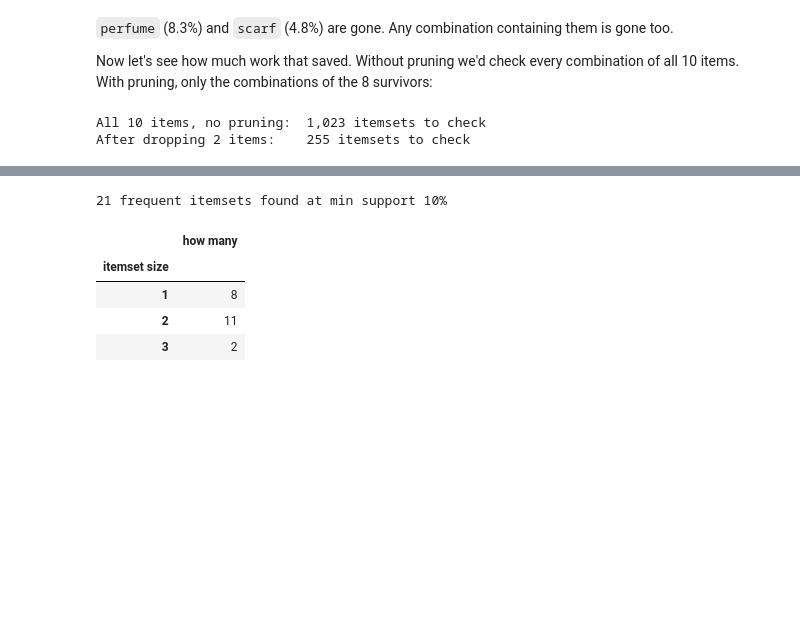
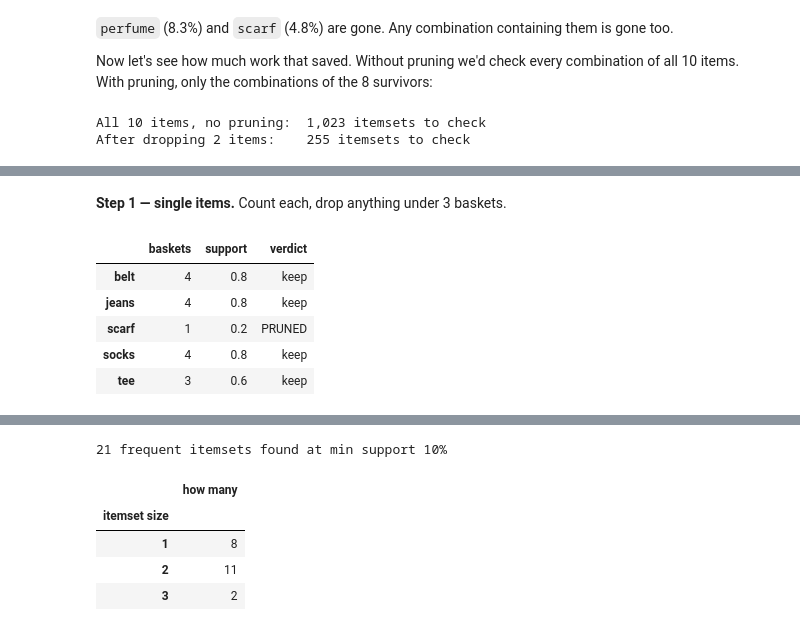
Before and after one commit to Ujjwal091/ai-ml-course, a Jupyter notebook: modules/02-unsupervised-learning/market-basket-analysis/notes.ipynb, the cells around one changed output, grey strips where cells are left out. Drawn from its saved outputs; the diff is of its cells as text; code cells hidden in the pictures; blank space fills up the shorter version.

```diff
--- a/modules/02-unsupervised-learning/market-basket-analysis/notes.ipynb
+++ b/modules/02-unsupervised-learning/market-basket-analysis/notes.ipynb
@@ -288,0 +298,19 @@ Here's the full from-scratch version:
+# %% [markdown]
+**Step 1 — single items.** Count each, drop anything under 3 baskets.
+# %%
+def tiny_count(itemset):
+    return sum(set(itemset) <= t for t in tiny)
+
+step1 = pd.DataFrame({
+    "baskets": {i: tiny_count({i}) for i in sorted(set().union(*tiny))},
+})
+step1["support"] = step1["baskets"] / len(tiny)
+step1["verdict"] = np.where(step1["support"] >= 0.6, "keep", "PRUNED")
+step1
+# %% [output]
+|  | baskets | support | verdict |
+| belt | 4 | 0.8 | keep |
+| jeans | 4 | 0.8 | keep |
+| scarf | 1 | 0.2 | PRUNED |
+| socks | 4 | 0.8 | keep |
+| tee | 3 | 0.6 | keep |
```
Also changed, not shown: parts of 11 cells of this notebook, 5 other files.
